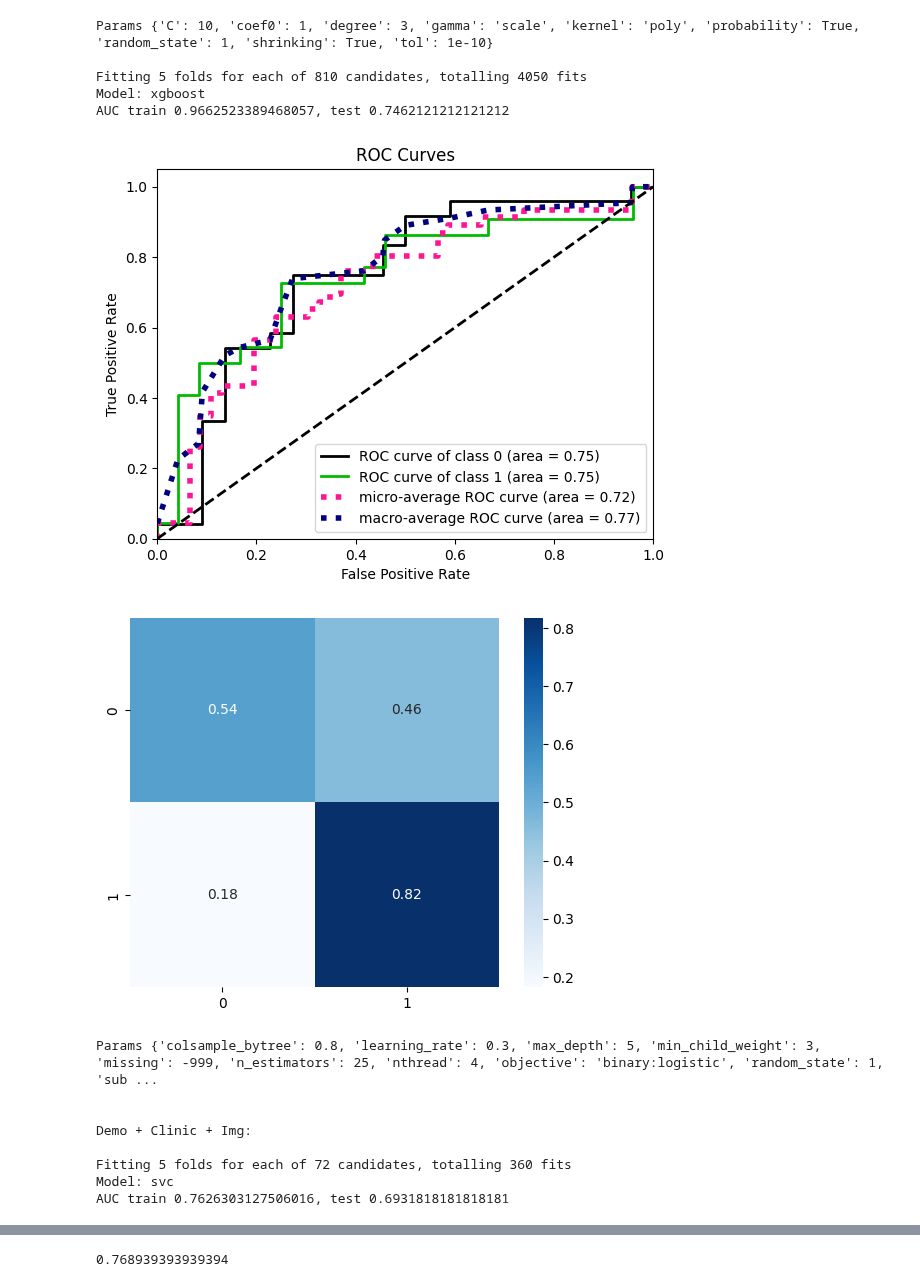
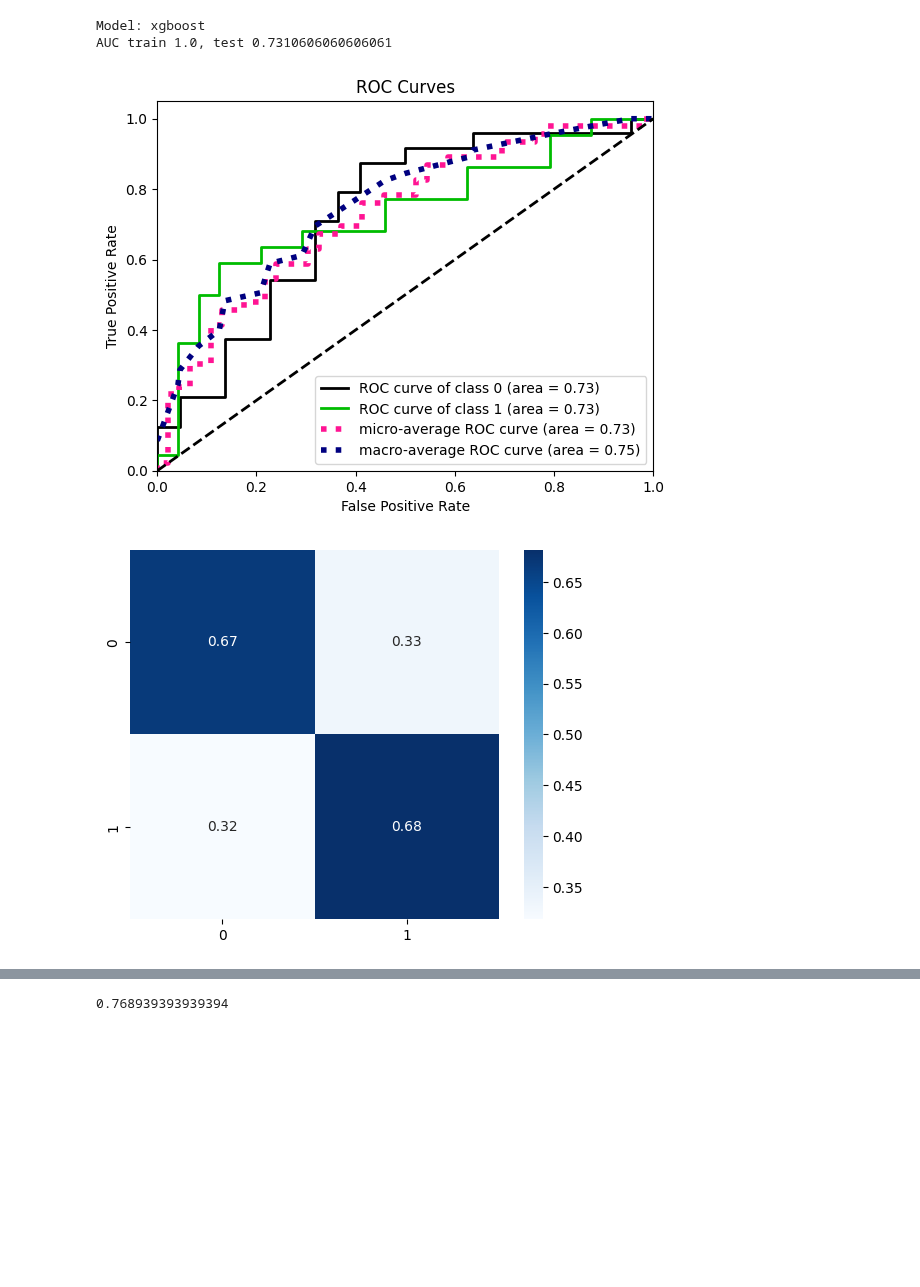
Before and after one commit to Biobots/Levodopa_Parkinson_MRI, a Jupyter notebook: prototype.ipynb, the cells around one changed output, grey strips where cells are left out. Cells and saved outputs as stored; diff of their text form; code cells hidden in the pictures; blank space fills up the shorter version.

```diff
--- a/prototype.ipynb
+++ b/prototype.ipynb
@@ -75,18 +75,32 @@ for task_name in TASKS:
             x_img_train = x_img_train.join(x_fe_train.reset_index(drop=True))
             x_img_test = x_img_test.join(x_fe_test.reset_index(drop=True))
 
+        # Normalization
+        scaler = MinMaxScaler()
+        x_img_train = pd.DataFrame(scaler.fit_transform(x_img_train, y_train), columns=x_img_train.columns)
+        x_img_test = pd.DataFrame(scaler.transform(x_img_test), columns=x_img_test.columns)
+
         ## Feature Selection
         ## WIP
 
         isContinuous = task['continuous']
 
-        #mRMR
-        selected = mrmr_classif(X=x_img_train, y=y_train, K=100) if not isContinuous else mrmr_regression(X=x_img_train, y=y_train, K=50)
-        #LASSO for classification?
-        la = Lasso(alpha=0.1)
-        la.fit(x_img_train[selected], data['SCORE'].iloc[train_inds])
-        selected = np.array(selected)[np.abs(la.coef_)>0]
-        #selected = selected[:10]
+        ##mRMR
+        selected = mrmr_classif(X=x_img_train, y=y_train, K=6) if not isContinuous else mrmr_regression(X=x_img_train, y=y_train, K=50)
+        ##LASSO for classification?
+        #la = Lasso(alpha=0.01)
+        #la.fit(x_img_train[selected], data['CAT'].iloc[train_inds])
+        #selected = np.array(selected)[np.abs(la.coef_)>0]
+        ##selected = selected[:3]
+
+        est = LogisticRegression(penalty='elasticnet', solver='saga', random_state=1, l1_ratio=0.7)
+        selector = RFECV(est, min_features_to_select=1, cv=5, step=1)
+        selector = selector.fit(X=x_img_train[selected], y=y_train)
+        selected = np.array(selected)[selector.get_support()]
+        #selector = selector.fit(X=x_img_train, y=y_train)
+        #selected = np.array(x_img_train.columns)[selector.get_support()]
+
+
         log_func('Selected features: {}'.format(selected))
         log_func()
         x_img_train = x_img_train[selected]
@@ -104,12 +118,16 @@ for task_name in TASKS:
         x_img_train = x_demo_train.join(x_img_train)
         x_img_test = x_demo_test.join(x_img_test)
 
-        x_train_list = [x_clinic_train, x_clinic_img_train]
-        x_test_list = [x_clinic_test, x_clinic_img_test]
-        info_list = ['Demo + Clinic:', 'Demo + Clinic + Img:']
+        #x_train_list = [x_clinic_train, x_clinic_img_train]
+        #x_test_list = [x_clinic_test, x_clinic_img_test]
+        #info_list = ['Demo + Clinic:', 'Demo + Clinic + Img:']
+
+        x_train_list = [x_clinic_img_train]
+        x_test_list = [x_clinic_img_test]
+        info_list = ['Demo + Clinic + Img:']
 
         # Loop
-        for i in range(2):
+        for i in range(len(info_list)):
             x_train = x_train_list[i]
             x_test = x_test_list[i]
             log_func(info_list[i])
@@ -117,25 +135,25 @@ for task_name in TASKS:
             for model in models:
                 name = model['name']
                 parameters = model['params']
-                model = Model_LUT[name]()
+                model = Model_LUT[name]
                 cv = GridSearchCV(
-                    model,
+                    model(),
                     parameters,
                     n_jobs=5,
                     # StratifiedGroupKFold?
                     cv=(StratifiedKFold(n_splits=5, shuffle=True, random_state=1) if task['stratify'] else KFold(n_splits=5, shuffle=True, random_state=1)),
-                    scoring=task['gridsearch_params']['scoring'],
-                    verbose = 1
+                    scoring=task['gridsearch_params']['scoring']
                 )
                 cv.fit(x_train, y_train.values.ravel())
-                best = cv.best_estimator_
+                model_instance = model(**cv.best_params_)
+                model_instance.fit(x_train, y_train.values.ravel())
                 log_func('Model: {}'.format(name))
                 # Now classification specific, other metrics need to be considered according to task
                 for metric in metric_list:
                     metric_func = Metrics_LUT[metric[0]]
                     # predict_proba True
                     # predic        False
-                    pred_func = best.predict_proba if metric[1] else best.predict
+                    pred_func = model_instance.predict_proba if metric[1] else model_instance.predict
                     train_pred = pred_func(x_train)
                     test_pred = pred_func(x_test)
                     # TODO: multiclass support should be implemented via metric_func
@@ -146,13 +164,11 @@ for task_name in TASKS:
                 plot_list = task['plot']
                 for plot in plot_list:
                     plot_func = Plot_LUT[plot[0]]
-                    pred_func = best.predict_proba if plot[1] else best.predict
+                    pred_func = model_instance.predict_proba if plot[1] else model_instance.predict
                     train_pred = pred_func(x_train)
                     test_pred = pred_func(x_test)
                     plot_func(y_test[task['output']].to_numpy(), test_pred)
                     plt.show()
-                log_func('Params {}'.format(cv.best_params_)) # best.get_params()
-                log_func()
             log_func()
 # %% [output]
 Current Task: classification/2
@@ -191,16 +200,5 @@ AUC train 0.7322908313285218, test 0.7329545454545455
 [figure]
-Params {'C': 10, 'coef0': 1, 'degree': 3, 'gamma': 'scale', 'kernel': 'poly', 'probability': True, 'random_state': 1, 'shrinking': True, 'tol': 1e-10}
-
-Fitting 5 folds for each of 810 candidates, totalling 4050 fits
 Model: xgboost
-AUC train 0.9662523389468057, test 0.7462121212121212
+AUC train 1.0, test 0.7310606060606061
-[figure, old version]
+[figure, new version]
-[figure, old version]
+[figure, new version]
-Params {'colsample_bytree': 0.8, 'learning_rate': 0.3, 'max_depth': 5, 'min_child_weight': 3, 'missing': -999, 'n_estimators': 25, 'nthread': 4, 'objective': 'binary:logistic', 'random_state': 1, 'sub ...
-
-
-Demo + Clinic + Img:
-
-Fitting 5 folds for each of 72 candidates, totalling 360 fits
-Model: svc
-AUC train 0.7626303127506016, test 0.6931818181818181
```
Also changed, not shown: parts of 11 cells of this notebook, 5 other files.
